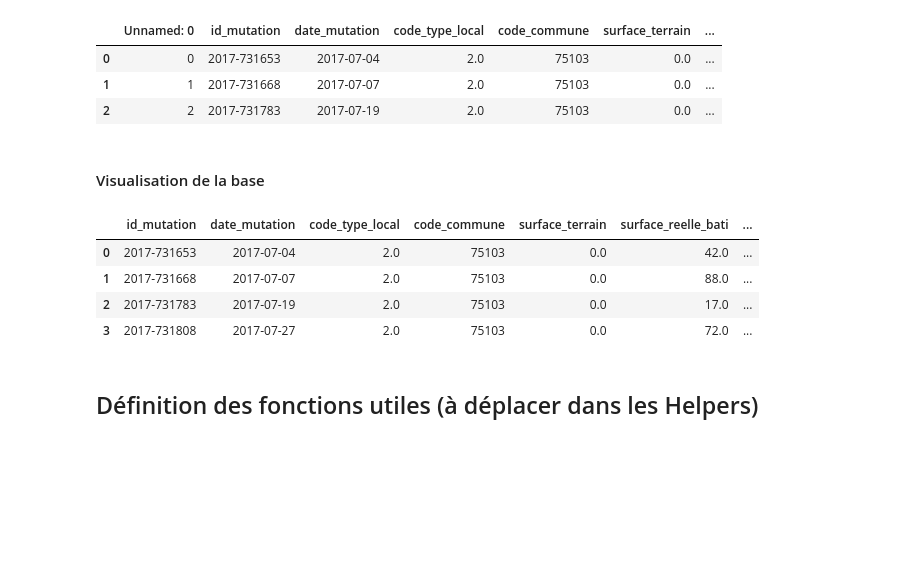
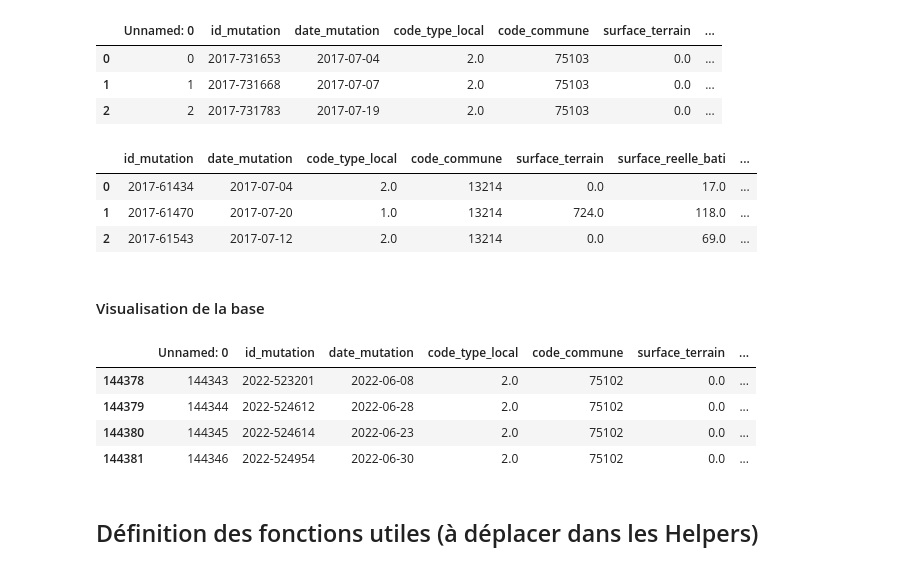
Before and after one commit to Clotilde-23/BDC, a Jupyter notebook: Notebooks/KNN-Coordonnees.ipynb, the cells around one changed output. Saved outputs shown, nothing was run; the diff lists cells and outputs as text; code cells hidden in the pictures; blank space fills up the shorter version.

```diff
--- a/Notebooks/KNN-Coordonnees.ipynb
+++ b/Notebooks/KNN-Coordonnees.ipynb
@@ -46,16 +48,23 @@ df_Paris_bis.head(3)
 %run '../Helpers/graph.py'
 # %%
 %run '../Helpers/score.py'
+# %%
+df_Marseille.head(3)
+# %% [output]
+|  | id_mutation | date_mutation | code_type_local | code_commune | surface_terrain | surface_reelle_bati | ... |
+| 0 | 2017-61434 | 2017-07-04 | 2.0 | 13214 | 0.0 | 17.0 | ... |
+| 1 | 2017-61470 | 2017-07-20 | 1.0 | 13214 | 724.0 | 118.0 | ... |
+| 2 | 2017-61543 | 2017-07-12 | 2.0 | 13214 | 0.0 | 69.0 | ... |
 # %% [markdown]
 #### Visualisation de la base
 # %%
-df.head(4)
+df.tail(4)
 # %% [output]
-|  | id_mutation | date_mutation | code_type_local | code_commune | surface_terrain | surface_reelle_bati | ... |
-| 0 | 2017-731653 | 2017-07-04 | 2.0 | 75103 | 0.0 | 42.0 | ... |
-| 1 | 2017-731668 | 2017-07-07 | 2.0 | 75103 | 0.0 | 88.0 | ... |
-| 2 | 2017-731783 | 2017-07-19 | 2.0 | 75103 | 0.0 | 17.0 | ... |
-| 3 | 2017-731808 | 2017-07-27 | 2.0 | 75103 | 0.0 | 72.0 | ... |
+|  | Unnamed: 0 | id_mutation | date_mutation | code_type_local | code_commune | surface_terrain | ... |
+| 144378 | 144343 | 2022-523201 | 2022-06-08 | 2.0 | 75102 | 0.0 | ... |
+| 144379 | 144344 | 2022-524612 | 2022-06-28 | 2.0 | 75102 | 0.0 | ... |
+| 144380 | 144345 | 2022-524614 | 2022-06-23 | 2.0 | 75102 | 0.0 | ... |
+| 144381 | 144346 | 2022-524954 | 2022-06-30 | 2.0 | 75102 | 0.0 | ... |
 # %% [markdown]
 ## Définition des fonctions utiles (à déplacer dans les Helpers)
 # %%
```
Also changed, not shown: parts of 18 cells of this notebook, 1 other file.
